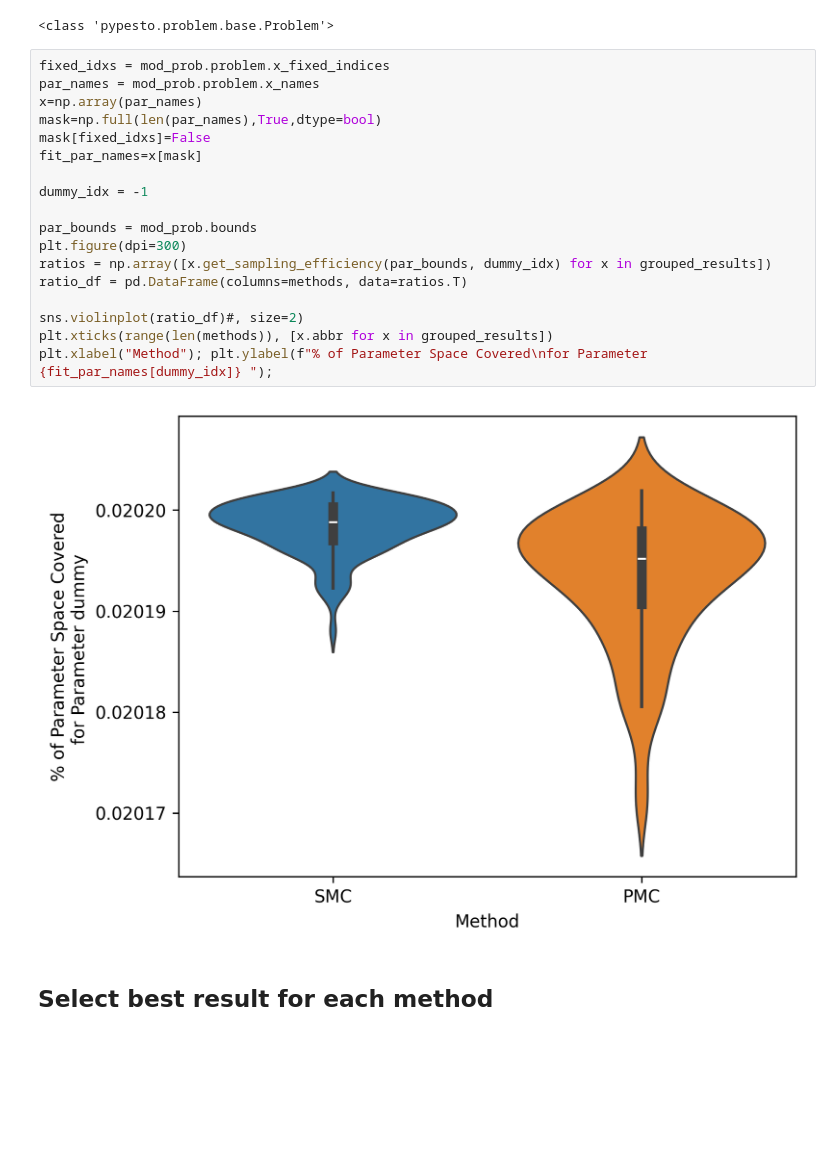
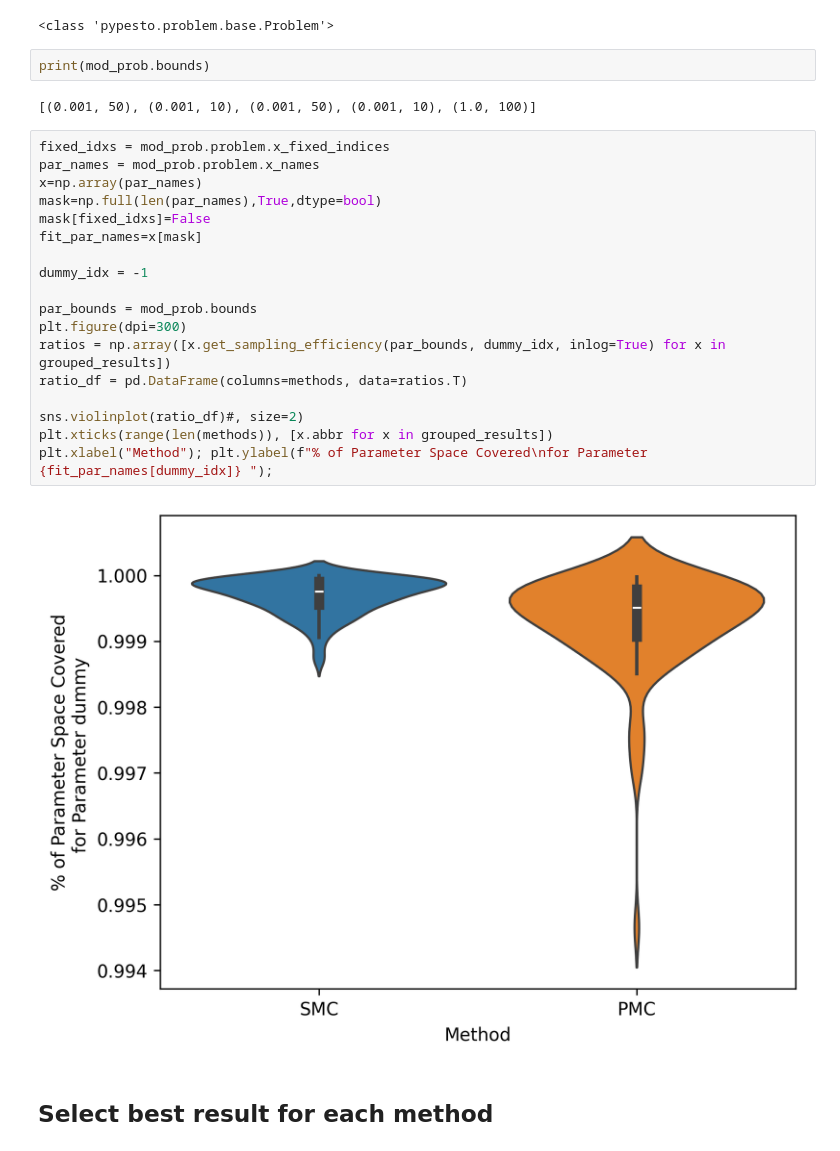
Before and after one commit to LarkinIt/BayesianBenchmark, a Jupyter notebook: mRNA_self_reg/vis_mRNA_self_reg.ipynb, the cells around one changed output. Cells and saved outputs as stored; diff of their text form; blank space fills up the shorter version.

```diff
--- a/mRNA_self_reg/vis_mRNA_self_reg.ipynb
+++ b/mRNA_self_reg/vis_mRNA_self_reg.ipynb
@@ -37,26 +37,30 @@ print(type(mod_prob.problem))
 # %% [output]
 Visualization table not available. Skipping.
 <class 'pypesto.problem.base.Problem'>
+# %%
+print(mod_prob.bounds)
+# %% [output]
+[(0.001, 50), (0.001, 10), (0.001, 50), (0.001, 10), (1.0, 100)]
 # %%
 fixed_idxs = mod_prob.problem.x_fixed_indices
 par_names = mod_prob.problem.x_names
 x=np.array(par_names)
 mask=np.full(len(par_names),True,dtype=bool)
 mask[fixed_idxs]=False
 fit_par_names=x[mask]
 
 dummy_idx = -1
 
 par_bounds = mod_prob.bounds
 plt.figure(dpi=300)
-ratios = np.array([x.get_sampling_efficiency(par_bounds, dummy_idx) for x in grouped_results])
+ratios = np.array([x.get_sampling_efficiency(par_bounds, dummy_idx, inlog=True) for x in grouped_results])
 ratio_df = pd.DataFrame(columns=methods, data=ratios.T)
 
 sns.violinplot(ratio_df)#, size=2)
 plt.xticks(range(len(methods)), [x.abbr for x in grouped_results])
 plt.xlabel("Method"); plt.ylabel(f"% of Parameter Space Covered\nfor Parameter {fit_par_names[dummy_idx]} ");
 # %% [output]
-[figure, old version]
+[figure, new version]
 # %% [markdown]
 ## Select best result for each method
 # %%
```
Also changed, not shown: parts of 6 cells of this notebook, 8 other files.
